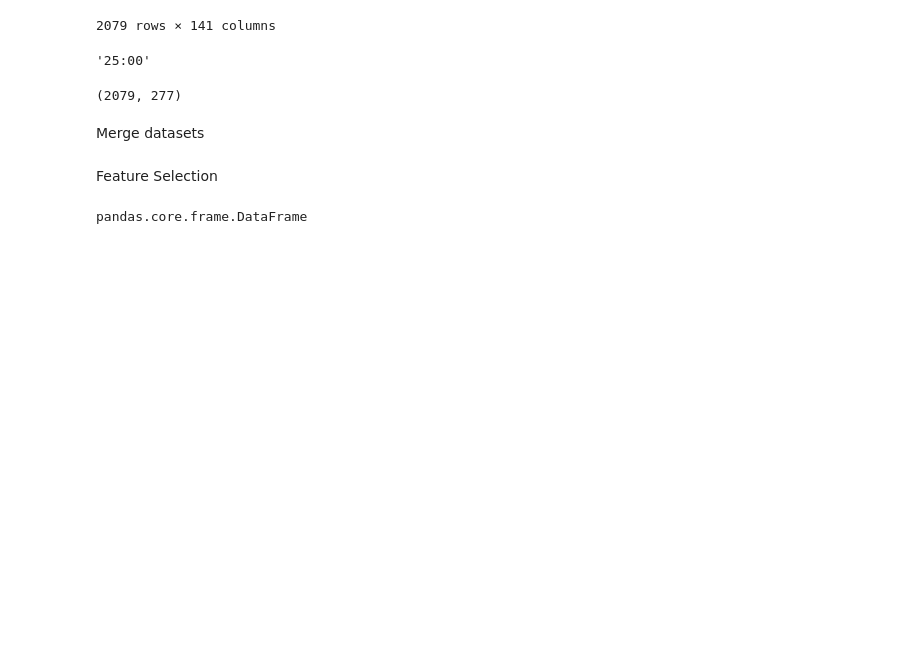
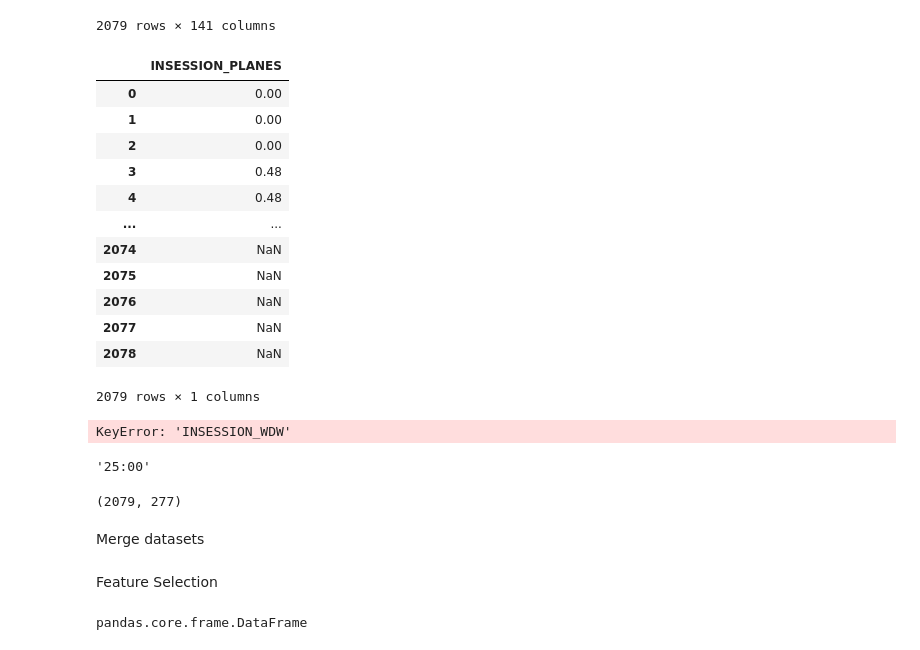
Before and after one commit to Anninam/Project-Disney-World-DSF, a Jupyter notebook: data_cleaning.ipynb, the cells around one changed output. Cells and saved outputs as stored; diff of their text form; code cells hidden in the pictures; blank space fills up the shorter version.

```diff
--- a/data_cleaning.ipynb
+++ b/data_cleaning.ipynb
@@ -106,6 +113,27 @@ metadata
 | 2077 | 2021-08-30 | NaN | 2 | 241 | 35 | 8 | 2021 | NaN | ... |
 | 2078 | 2021-08-31 | NaN | 3 | 242 | 35 | 8 | 2021 | NaN | ... |
 2079 rows × 141 columns
+# %%
+metadata.filter(like="INSESSION")
+# -> wo sind alle anderen insession columns?
+# %% [output]
+|  | INSESSION_PLANES |
+| 0 | 0.00 |
+| 1 | 0.00 |
+| 2 | 0.00 |
+| 3 | 0.48 |
+| 4 | 0.48 |
+| ... | ... |
+| 2074 | NaN |
+| 2075 | NaN |
+| 2076 | NaN |
+| 2077 | NaN |
+| 2078 | NaN |
+2079 rows × 1 columns
+# %%
+metadata["INSESSION_WDW"]
+# %% [output]
+KeyError: 'INSESSION_WDW'
 # %%
 #function that deals with string times of form '9:00' or '25:00'; converts to hours since midnight (float) for consistency and usability
 sww = ["MKOPEN", "MKCLOSE", "MKEMHOPEN", "MKEMHCLOSE", "MKOPENYEST", "MKCLOSEYEST", "MKOPENTOM", "MKCLOSETOM", "EPOPEN", "EPCLOSE", "EPEMHOPEN",
```
Also changed, not shown: parts of 14 cells of this notebook, 5 other files.
